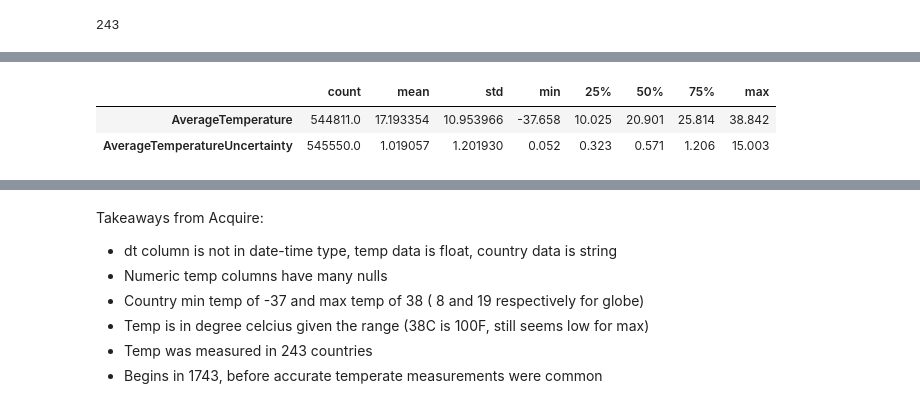
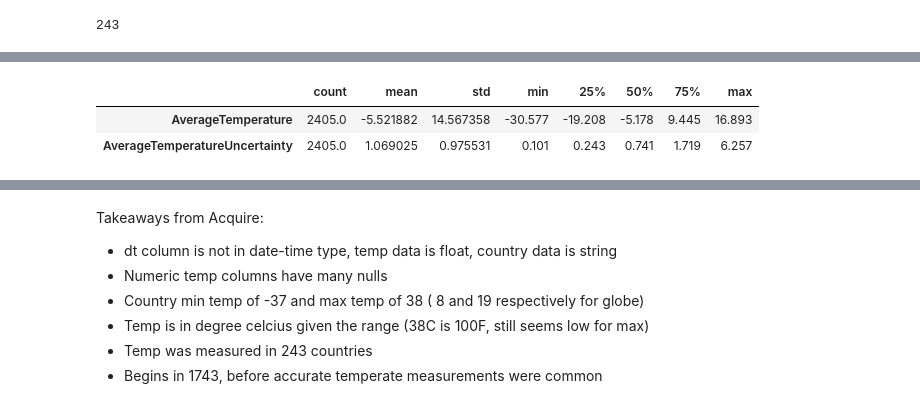
Before and after one commit to ian-james-johnson/time_series_exercises, a Jupyter notebook: time_series_miniproject.ipynb, the cells around one changed output, grey strips where cells are left out. Cells and saved outputs as stored; diff of their text form; code cells hidden in the pictures.

```diff
--- a/time_series_miniproject.ipynb
+++ b/time_series_miniproject.ipynb
@@ -29,6 +29,8 @@ from statsmodels.tsa.api import Holt
 
 import warnings
 warnings.filterwarnings("ignore")
+
+pd.set_option('display.max_rows', 1000)
 # %% [markdown]
 # Acquire
 # %%
@@ -67,6 +115,6 @@ country_df.Country.nunique()
 # %%
-country_df.describe().T
+country_df[country_df.Country == 'Russia'].describe().T
 # %% [output]
 |  | count | mean | std | min | 25% | 50% | 75% | max |
-| AverageTemperature | 544811.0 | 17.193354 | 10.953966 | -37.658 | 10.025 | 20.901 | 25.814 | 38.842 |
-| AverageTemperatureUncertainty | 545550.0 | 1.019057 | 1.201930 | 0.052 | 0.323 | 0.571 | 1.206 | 15.003 |
+| AverageTemperature | 2405.0 | -5.521882 | 14.567358 | -30.577 | -19.208 | -5.178 | 9.445 | 16.893 |
+| AverageTemperatureUncertainty | 2405.0 | 1.069025 | 0.975531 | 0.101 | 0.243 | 0.741 | 1.719 | 6.257 |
```
Also changed, not shown: parts of 34 cells of this notebook.
